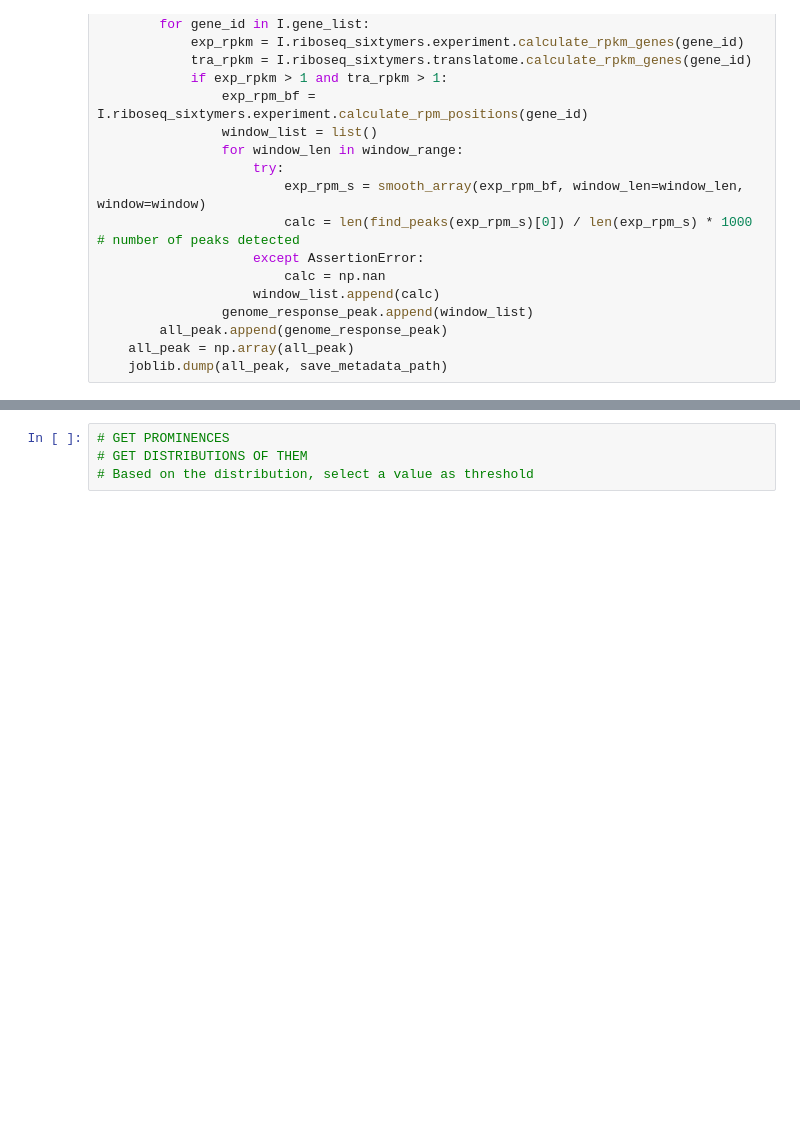
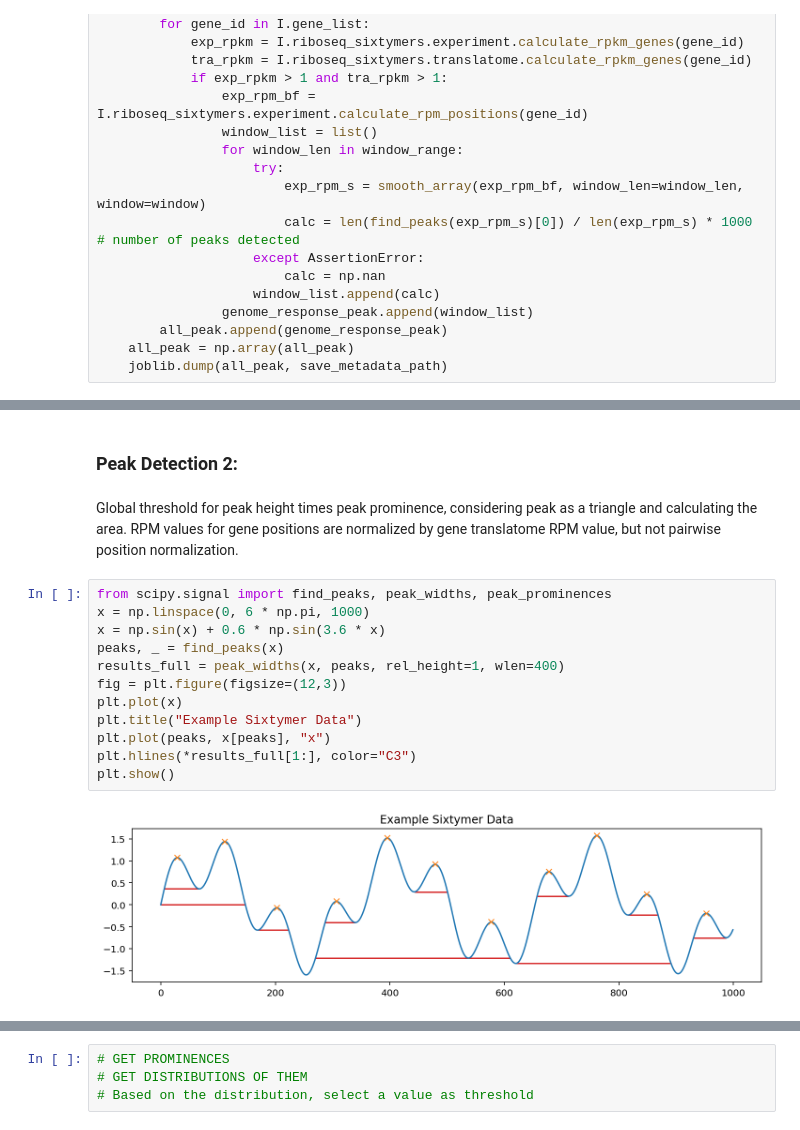
Before and after one commit to inecik/RiboSeqAnalysis, a Jupyter notebook: jupyter_server/ribosome_stalling_sites.ipynb, the cells around one changed output, grey strips where cells are left out. Saved outputs shown, nothing was run; the diff lists cells and outputs as text; blank space fills up the shorter version.

```diff
--- a/jupyter_server/ribosome_stalling_sites.ipynb
+++ b/jupyter_server/ribosome_stalling_sites.ipynb
@@ -245,0 +304,18 @@ This means, 'hanning' smoothing with window length 25 will be the choice. I only
+# %% [markdown]
+### Peak Detection 2:
+# %% [markdown]
+Global threshold for peak height times peak prominence, considering peak as a triangle and calculating the area. RPM values for gene positions are normalized by gene translatome RPM value, but not pairwise position normalization.
+# %%
+from scipy.signal import find_peaks, peak_widths, peak_prominences
+x = np.linspace(0, 6 * np.pi, 1000)
+x = np.sin(x) + 0.6 * np.sin(3.6 * x)
+peaks, _ = find_peaks(x)
+results_full = peak_widths(x, peaks, rel_height=1, wlen=400)
+fig = plt.figure(figsize=(12,3))
+plt.plot(x)
+plt.title("Example Sixtymer Data")
+plt.plot(peaks, x[peaks], "x")
+plt.hlines(*results_full[1:], color="C3")
+plt.show()
+# %% [output]
+[figure, added]
```
Also changed, not shown: parts of 34 cells of this notebook, 1 other file.
